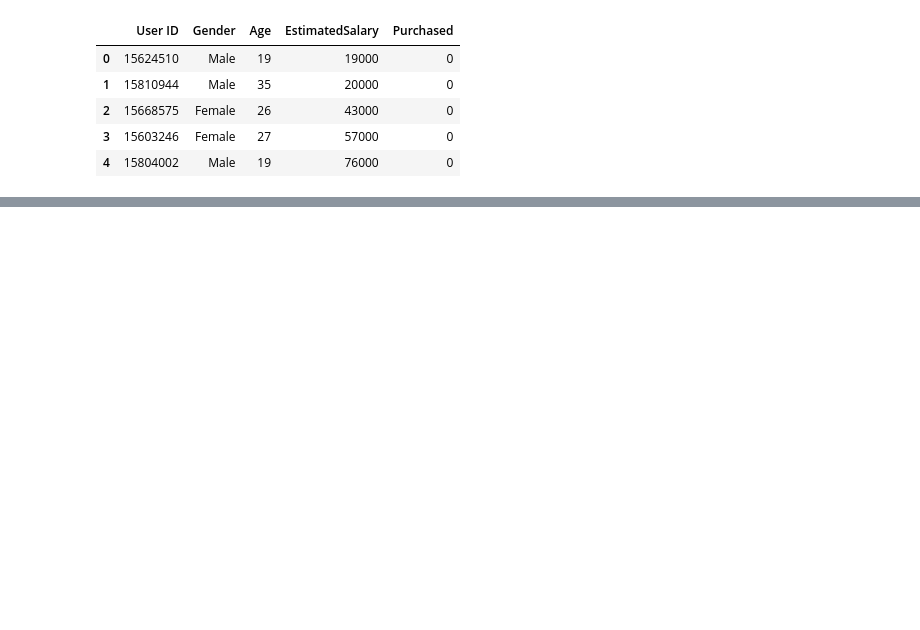
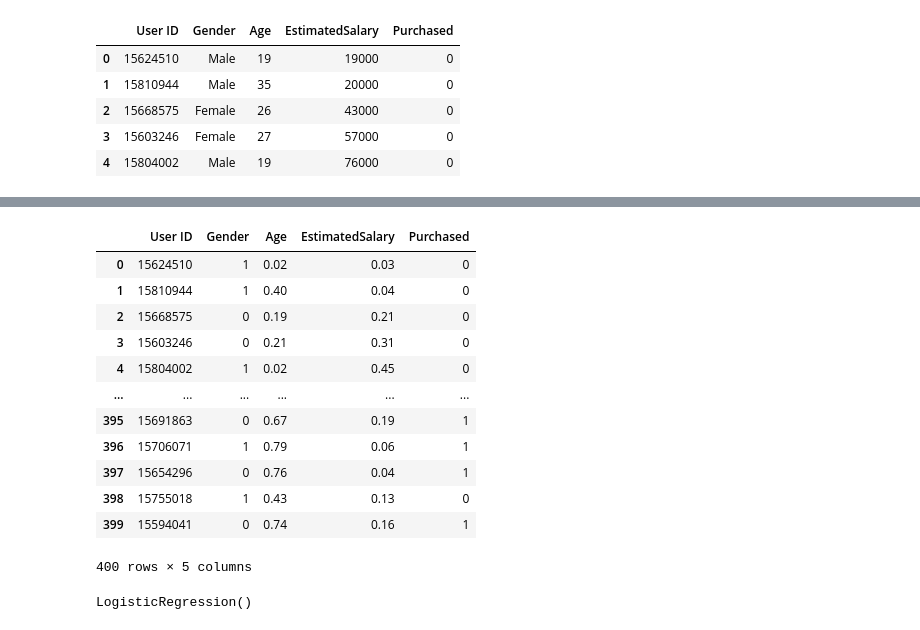
Before and after one commit to Kunals0612/TE_Lab_Assignments, a Jupyter notebook: DSBDAL/Assignment9.ipynb, the cells around one changed output, grey strips where cells are left out. Cells and saved outputs as stored; diff of their text form; code cells hidden in the pictures; blank space fills up the shorter version.

```diff
--- a/DSBDAL/Assignment9.ipynb
+++ b/DSBDAL/Assignment9.ipynb
@@ -11,6 +10,5 @@ import seaborn as sns
 # %%
-# Load the data
-df=pd.read_csv('Social_Network_Ads.csv')
+df = pd.read_csv('./Datasets/Social_Network_Ads.csv')
 df.head()
 # %% [output]
 |  | User ID | Gender | Age | EstimatedSalary | Purchased |
@@ -19,6 +17,3 @@ df.head()
 | 2 | 15668575 | Female | 26 | 43000 | 0 |
 | 3 | 15603246 | Female | 27 | 57000 | 0 |
 | 4 | 15804002 | Male | 19 | 76000 | 0 |
-# %%
-# Drop the User ID column
-df = pd.get_dummies(df, columns=['Gender'], drop_first=True)
@@ -24,0 +51,16 @@ df = pd.get_dummies(df, columns=['Gender'], drop_first=True)
+# %%
+df
+# %% [output]
+|  | User ID | Gender | Age | EstimatedSalary | Purchased |
+| 0 | 15624510 | 1 | 0.02 | 0.03 | 0 |
+| 1 | 15810944 | 1 | 0.40 | 0.04 | 0 |
+| 2 | 15668575 | 0 | 0.19 | 0.21 | 0 |
+| 3 | 15603246 | 0 | 0.21 | 0.31 | 0 |
+| 4 | 15804002 | 1 | 0.02 | 0.45 | 0 |
+| ... | ... | ... | ... | ... | ... |
+| 395 | 15691863 | 0 | 0.67 | 0.19 | 1 |
+| 396 | 15706071 | 1 | 0.79 | 0.06 | 1 |
+| 397 | 15654296 | 0 | 0.76 | 0.04 | 1 |
+| 398 | 15755018 | 1 | 0.43 | 0.13 | 0 |
+| 399 | 15594041 | 0 | 0.74 | 0.16 | 1 |
+400 rows × 5 columns
@@ -35,7 +76,7 @@ scaler = StandardScaler()
 X_train_scaled = scaler.fit_transform(X_train)
 X_test_scaled = scaler.transform(X_test)
 # %%
-# Train the model
-model=LogisticRegression()
+model = LogisticRegression()
 model.fit(X_train_scaled, y_train)
-y_pred=model.predict(X_test_scaled)
+# %% [output]
+LogisticRegression()
```
Also changed, not shown: parts of 24 cells of this notebook.
